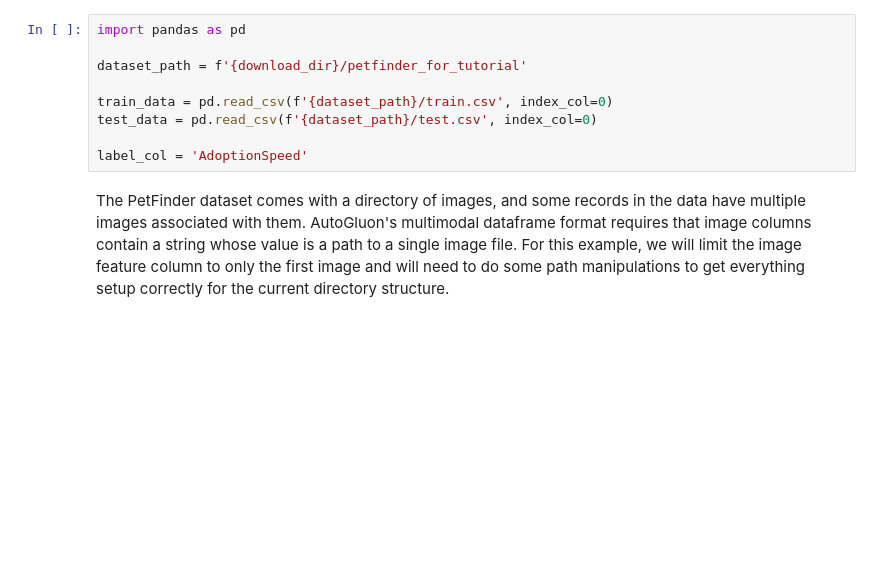
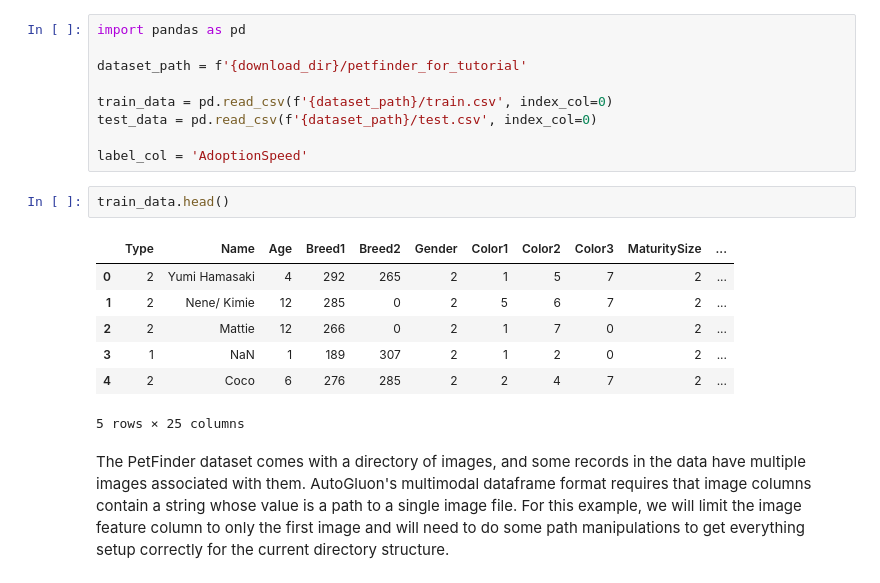
Before and after one commit to yumesaka/AutoGloun-Offical, a Jupyter notebook: v1_0_0/docs/tutorials/multimodal/multimodal_prediction/01_multimodal-quick-start.ipynb, the cells around one changed output. Drawn from its saved outputs; the diff is of its cells as text; blank space fills up the shorter version.

```diff
--- a/v1_0_0/docs/tutorials/multimodal/multimodal_prediction/01_multimodal-quick-start.ipynb
+++ b/v1_0_0/docs/tutorials/multimodal/multimodal_prediction/01_multimodal-quick-start.ipynb
@@ -42,6 +42,16 @@ train_data = pd.read_csv(f'{dataset_path}/train.csv', index_col=0)
 test_data = pd.read_csv(f'{dataset_path}/test.csv', index_col=0)
 
 label_col = 'AdoptionSpeed'
+# %%
+train_data.head()
+# %% [output]
+|  | Type | Name | Age | Breed1 | Breed2 | Gender | Color1 | Color2 | Color3 | MaturitySize | ... |
+| 0 | 2 | Yumi Hamasaki | 4 | 292 | 265 | 2 | 1 | 5 | 7 | 2 | ... |
+| 1 | 2 | Nene/ Kimie | 12 | 285 | 0 | 2 | 5 | 6 | 7 | 2 | ... |
+| 2 | 2 | Mattie | 12 | 266 | 0 | 2 | 1 | 7 | 0 | 2 | ... |
+| 3 | 1 | NaN | 1 | 189 | 307 | 2 | 1 | 2 | 0 | 2 | ... |
+| 4 | 2 | Coco | 6 | 276 | 285 | 2 | 2 | 4 | 7 | 2 | ... |
+5 rows × 25 columns
 # %% [markdown]
 The PetFinder dataset comes with a directory of images, and some records in the data have multiple images associated with them. AutoGluon's multimodal dataframe format requires that image columns contain a string whose value is a path to a single image file. For this example, we will limit the image feature column to only the first image and will need to do some path manipulations to get everything setup correctly for the current directory structure.
 # %%
```
Also changed, not shown: parts of 5 cells of this notebook, 4 other files.
